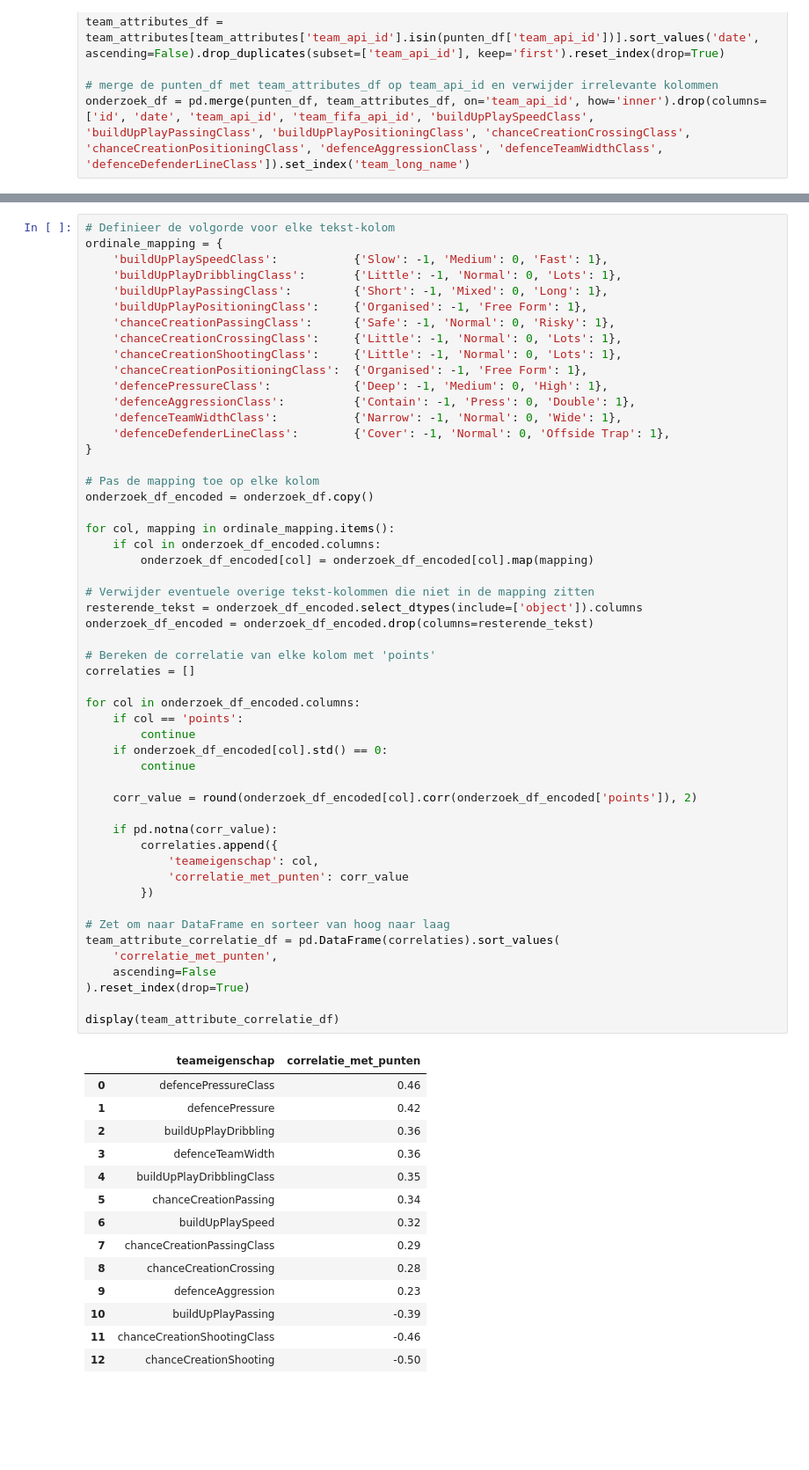
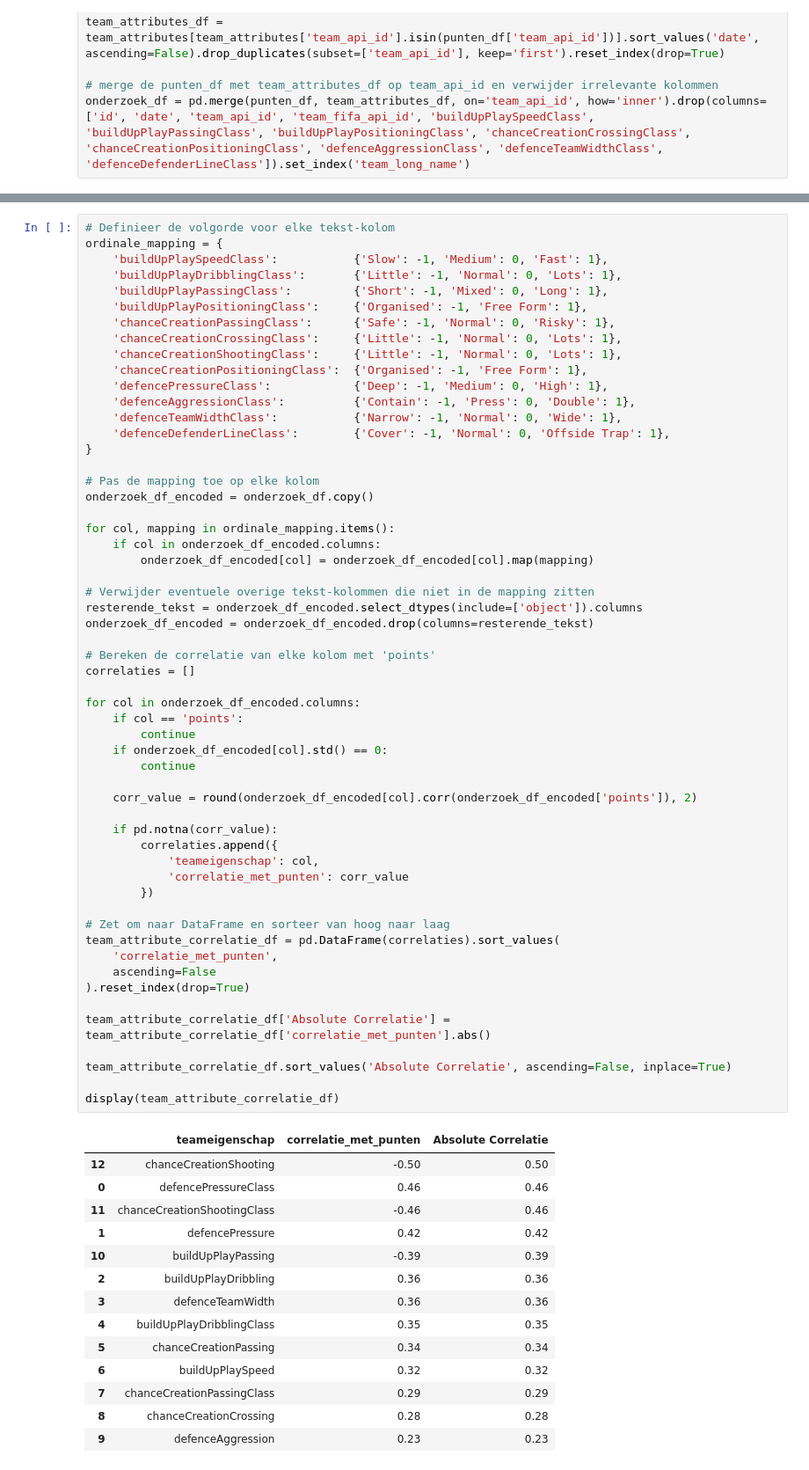
Before and after one commit to EchoinSilences/Datalab2, a Jupyter notebook: Report.ipynb, the cells around one changed output, grey strips where cells are left out. Shown at 88% size. Saved outputs shown, nothing was run; the diff lists cells and outputs as text; blank space fills up the shorter version.

Commit message:
added absolute correlation table

```diff
--- a/Report.ipynb
+++ b/Report.ipynb
@@ -825,44 +825,48 @@ for col, mapping in ordinale_mapping.items():
 
 # Verwijder eventuele overige tekst-kolommen die niet in de mapping zitten
 resterende_tekst = onderzoek_df_encoded.select_dtypes(include=['object']).columns
 onderzoek_df_encoded = onderzoek_df_encoded.drop(columns=resterende_tekst)
 
 # Bereken de correlatie van elke kolom met 'points'
 correlaties = []
 
 for col in onderzoek_df_encoded.columns:
     if col == 'points':
         continue
     if onderzoek_df_encoded[col].std() == 0:
         continue
 
     corr_value = round(onderzoek_df_encoded[col].corr(onderzoek_df_encoded['points']), 2)
 
     if pd.notna(corr_value):
         correlaties.append({
             'teameigenschap': col,
             'correlatie_met_punten': corr_value
         })
 
 # Zet om naar DataFrame en sorteer van hoog naar laag
 team_attribute_correlatie_df = pd.DataFrame(correlaties).sort_values(
     'correlatie_met_punten',
     ascending=False
 ).reset_index(drop=True)
 
+team_attribute_correlatie_df['Absolute Correlatie'] = team_attribute_correlatie_df['correlatie_met_punten'].abs()
+
+team_attribute_correlatie_df.sort_values('Absolute Correlatie', ascending=False, inplace=True)
+
 display(team_attribute_correlatie_df)
 # %% [output]
-|  | teameigenschap | correlatie_met_punten |
-| 0 | defencePressureClass | 0.46 |
-| 1 | defencePressure | 0.42 |
-| 2 | buildUpPlayDribbling | 0.36 |
-| 3 | defenceTeamWidth | 0.36 |
-| 4 | buildUpPlayDribblingClass | 0.35 |
-| 5 | chanceCreationPassing | 0.34 |
-| 6 | buildUpPlaySpeed | 0.32 |
-| 7 | chanceCreationPassingClass | 0.29 |
-| 8 | chanceCreationCrossing | 0.28 |
-| 9 | defenceAggression | 0.23 |
-| 10 | buildUpPlayPassing | -0.39 |
-| 11 | chanceCreationShootingClass | -0.46 |
-| 12 | chanceCreationShooting | -0.50 |
+|  | teameigenschap | correlatie_met_punten | Absolute Correlatie |
+| 12 | chanceCreationShooting | -0.50 | 0.50 |
+| 0 | defencePressureClass | 0.46 | 0.46 |
+| 11 | chanceCreationShootingClass | -0.46 | 0.46 |
+| 1 | defencePressure | 0.42 | 0.42 |
+| 10 | buildUpPlayPassing | -0.39 | 0.39 |
+| 2 | buildUpPlayDribbling | 0.36 | 0.36 |
+| 3 | defenceTeamWidth | 0.36 | 0.36 |
+| 4 | buildUpPlayDribblingClass | 0.35 | 0.35 |
+| 5 | chanceCreationPassing | 0.34 | 0.34 |
+| 6 | buildUpPlaySpeed | 0.32 | 0.32 |
+| 7 | chanceCreationPassingClass | 0.29 | 0.29 |
+| 8 | chanceCreationCrossing | 0.28 | 0.28 |
+| 9 | defenceAggression | 0.23 | 0.23 |
```
